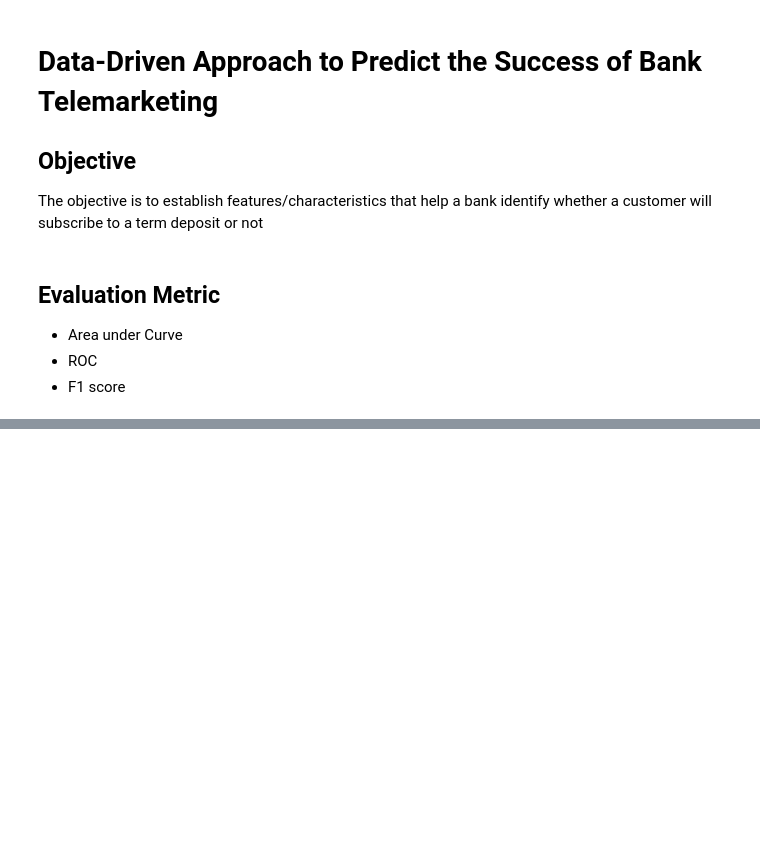
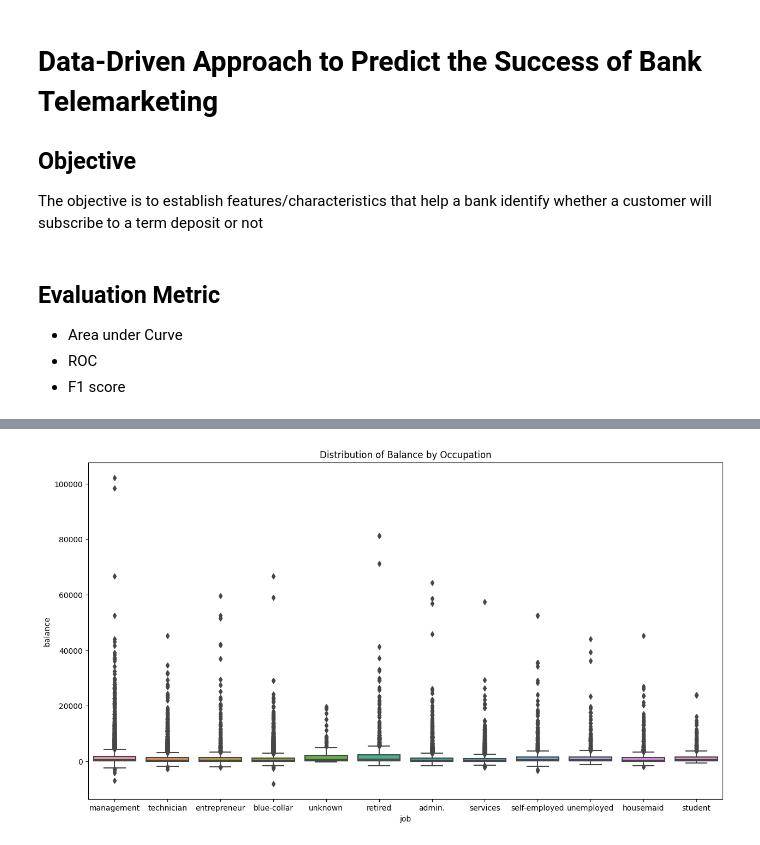
Before and after one commit to komus/business_analytics, a Jupyter notebook: classification/assignment02.ipynb, the cells around one changed output, grey strips where cells are left out. Cells and saved outputs as stored; diff of their text form; code cells hidden in the pictures; blank space fills up the shorter version.

```diff
--- a/classification/assignment02.ipynb
+++ b/classification/assignment02.ipynb
@@ -125,0 +153,6 @@ sns.countplot
+# %%
+fig = plt.figure(figsize=(15,8))
+sns.boxplot(data=data, x="job", y = "balance");
+plt.title("Distribution of Balance by Occupation");
+# %% [output]
+[figure, added]
```
Also changed, not shown: parts of 75 cells of this notebook.
